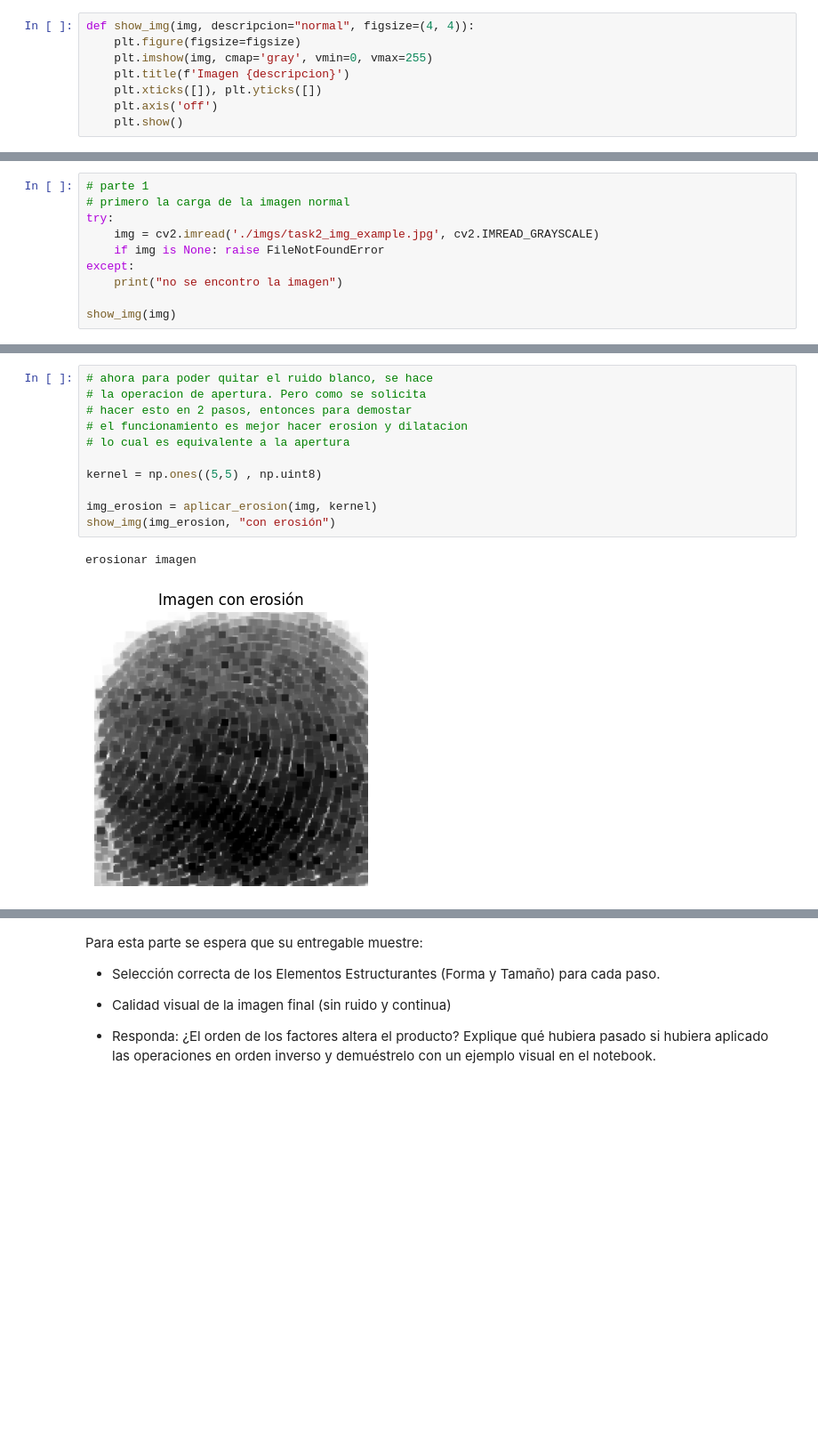
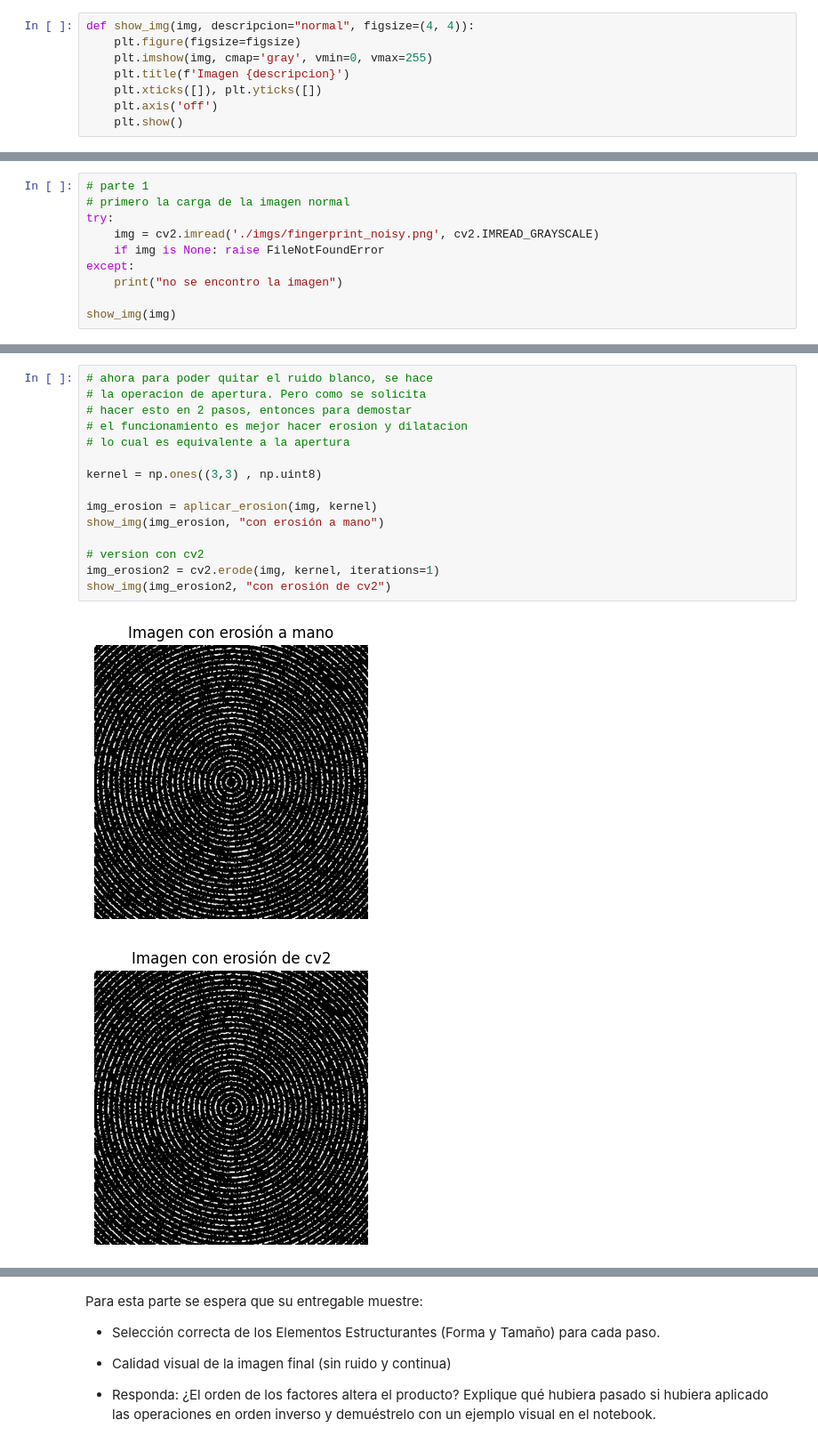
Before and after one commit to SergioAle210/Computer-Vision-LAB2, a Jupyter notebook: task2.ipynb, the cells around one changed output, grey strips where cells are left out. Shown at 89% size. Cells and saved outputs as stored; diff of their text form; blank space fills up the shorter version.

```diff
--- a/task2.ipynb
+++ b/task2.ipynb
@@ -80,7 +101,7 @@ def aplicar_erosion(imagen, kernel):
 # parte 1
 # primero la carga de la imagen normal
 try:
-    img = cv2.imread('./imgs/task2_img_example.jpg', cv2.IMREAD_GRAYSCALE)
+    img = cv2.imread('./imgs/fingerprint_noisy.png', cv2.IMREAD_GRAYSCALE)
     if img is None: raise FileNotFoundError
 except:
     print("no se encontro la imagen")
@@ -91,15 +112,19 @@ show_img(img)
 # %%
 # ahora para poder quitar el ruido blanco, se hace
 # la operacion de apertura. Pero como se solicita
 # hacer esto en 2 pasos, entonces para demostar
 # el funcionamiento es mejor hacer erosion y dilatacion
 # lo cual es equivalente a la apertura
 
-kernel = np.ones((5,5) , np.uint8)
+kernel = np.ones((3,3) , np.uint8)
 
 img_erosion = aplicar_erosion(img, kernel)
-show_img(img_erosion, "con erosión")
+show_img(img_erosion, "con erosión a mano")
+
+# version con cv2
+img_erosion2 = cv2.erode(img, kernel, iterations=1)
+show_img(img_erosion2, "con erosión de cv2")
 # %% [output]
-erosionar imagen
-[figure, old version]
+[figure, new version]
+[figure, added]
 # %%
```
Also changed, not shown: parts of 12 cells of this notebook, 3 other files.
